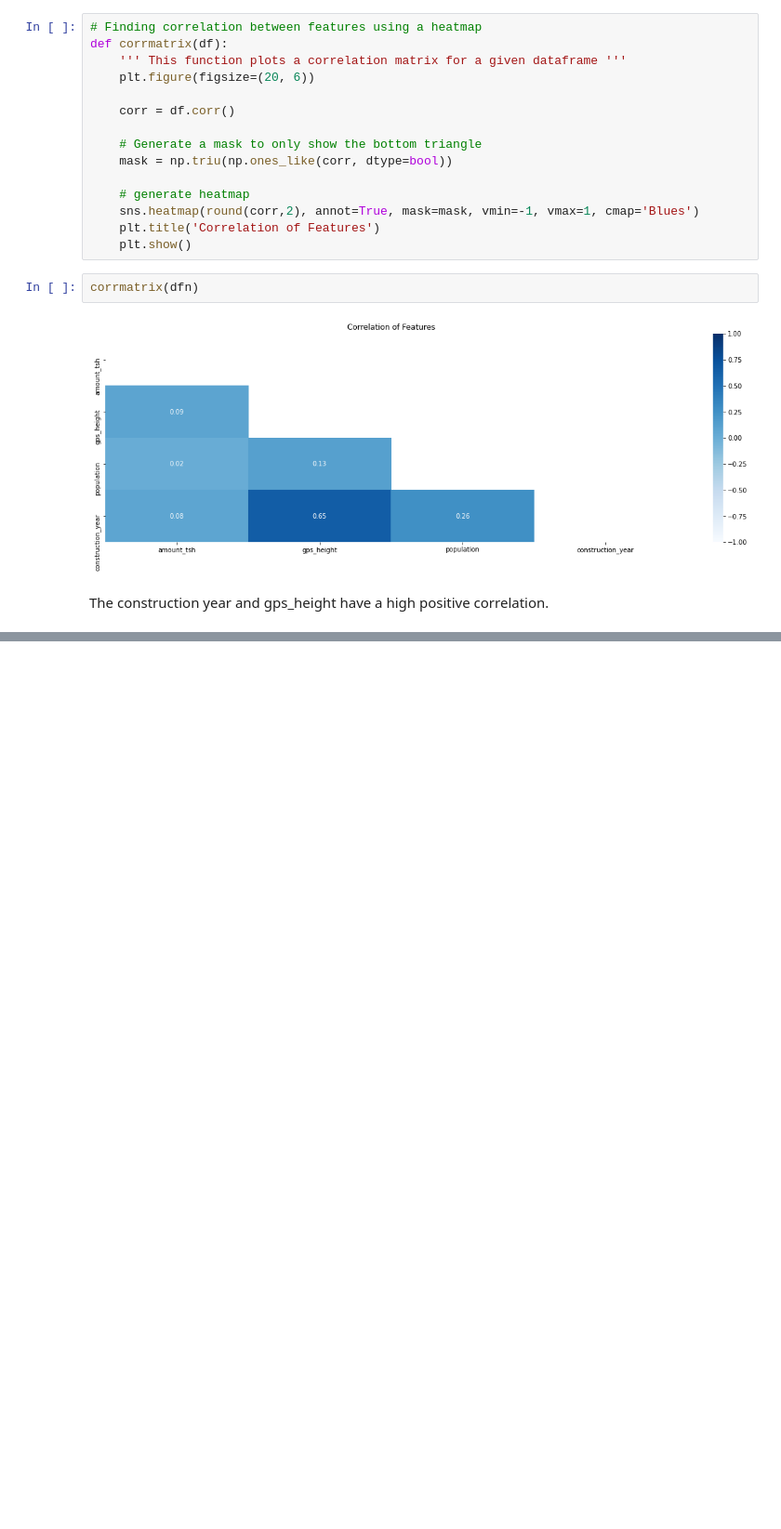
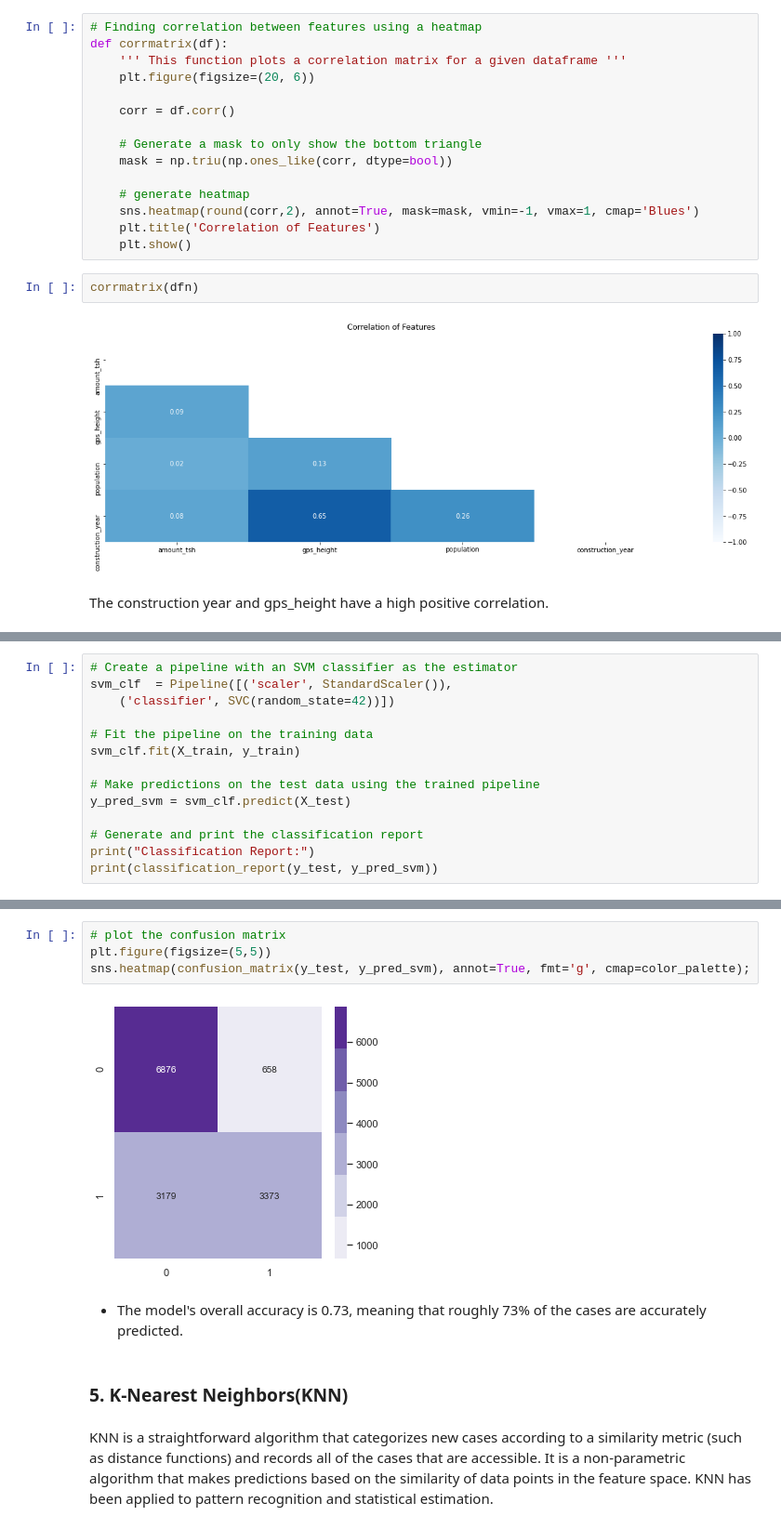
Before and after one commit to paulngatia/PHASE-3-PROJECT, a Jupyter notebook: index.ipynb, the cells around one changed output, grey strips where cells are left out. Shown: that part at 93% size. Cells and saved outputs as stored; diff of their text form; blank space fills up the shorter version.

```diff
--- a/index.ipynb
+++ b/index.ipynb
@@ -755,0 +979,14 @@ The construction year and gps_height have a high positive correlation.
+# %%
+# Create a pipeline with an SVM classifier as the estimator
+svm_clf  = Pipeline([('scaler', StandardScaler()),
+    ('classifier', SVC(random_state=42))])
+
+# Fit the pipeline on the training data
+svm_clf.fit(X_train, y_train)
+
+# Make predictions on the test data using the trained pipeline
+y_pred_svm = svm_clf.predict(X_test)
+
+# Generate and print the classification report
+print("Classification Report:")
+print(classification_report(y_test, y_pred_svm))
@@ -755,0 +1003,12 @@ The construction year and gps_height have a high positive correlation.
+# %%
+# plot the confusion matrix
+plt.figure(figsize=(5,5))
+sns.heatmap(confusion_matrix(y_test, y_pred_svm), annot=True, fmt='g', cmap=color_palette);
+# %% [output]
+[figure, added]
+# %% [markdown]
+- The model's overall accuracy is 0.73, meaning that roughly 73% of the cases are accurately predicted.
+# %% [markdown]
+###  5. K-Nearest Neighbors(KNN)
+# %% [markdown]
+KNN is a straightforward algorithm that categorizes new cases according to a similarity metric (such as distance functions) and records all of the cases that are accessible. It is a non-parametric algorithm that makes predictions based on the similarity of data points in the feature space. KNN has been applied to pattern recognition and statistical estimation.
```
Also changed, not shown: parts of 45 cells of this notebook.
